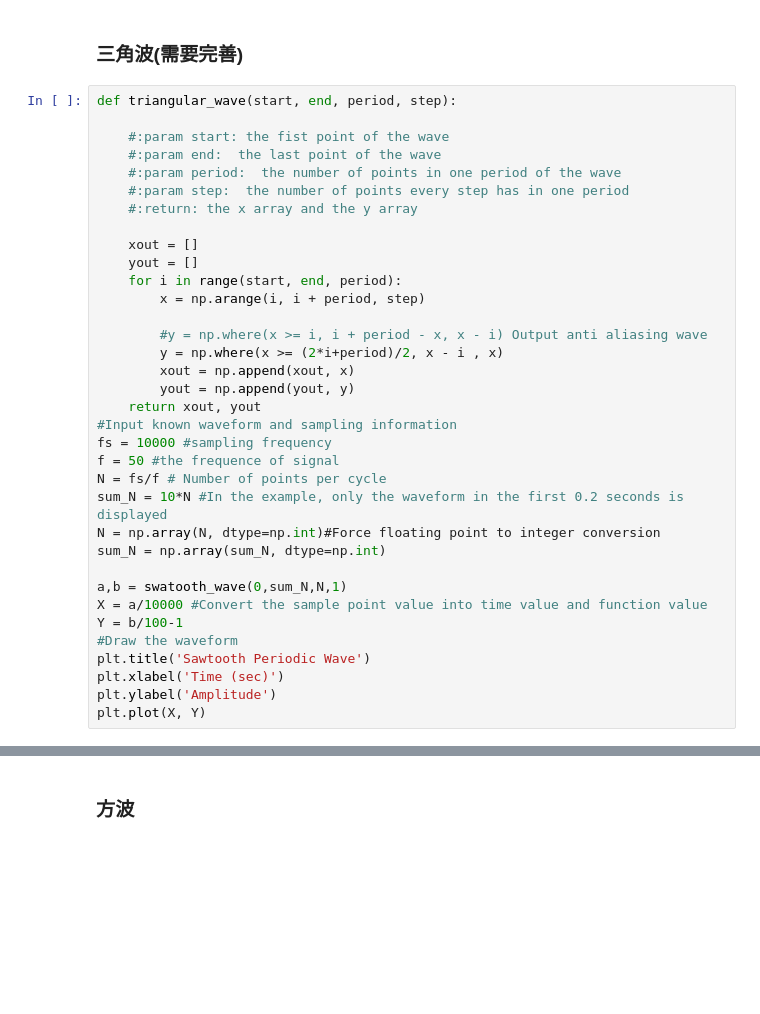
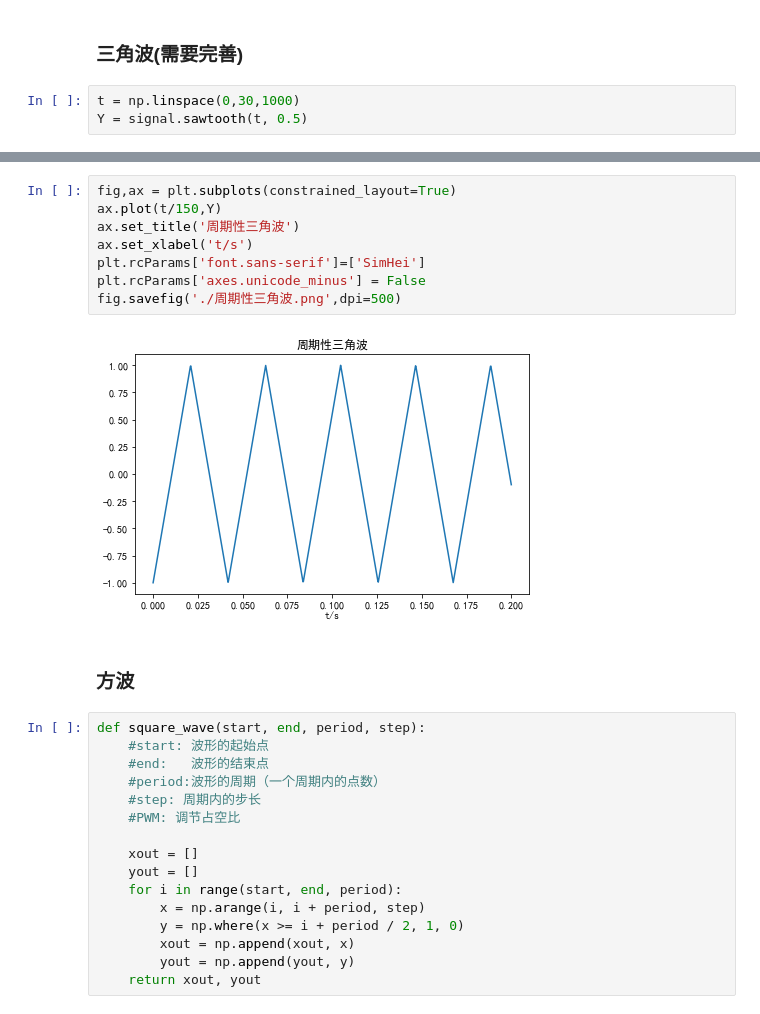
Before and after one commit to Chenying2000/Python-DSP, a Jupyter notebook: 毕业设计：信号处理工具箱开发/信号产生/常见的周期波形：锯齿波、三角波、方波.ipynb, the cells around one changed output, grey strips where cells are left out. Cells and saved outputs as stored; diff of their text form; blank space fills up the shorter version.

```diff
--- a/毕业设计：信号处理工具箱开发/信号产生/常见的周期波形：锯齿波、三角波、方波.ipynb
+++ b/毕业设计：信号处理工具箱开发/信号产生/常见的周期波形：锯齿波、三角波、方波.ipynb
@@ -53,37 +58,5 @@ Deprecated in NumPy 1.20; for more details and guidance: https://numpy.org/devdo
 # %% [markdown]
 ### 三角波(需要完善)
 # %%
-def triangular_wave(start, end, period, step):
-
-    #:param start: the fist point of the wave
-    #:param end:  the last point of the wave
-    #:param period:  the number of points in one period of the wave
-    #:param step:  the number of points every step has in one period
-    #:return: the x array and the y array
-
-    xout = []
-    yout = []
-    for i in range(start, end, period):
-        x = np.arange(i, i + period, step)
-
-        #y = np.where(x >= i, i + period - x, x - i) Output anti aliasing wave
-        y = np.where(x >= (2*i+period)/2, x - i , x)
-        xout = np.append(xout, x)
-        yout = np.append(yout, y)
-    return xout, yout
-#Input known waveform and sampling information
-fs = 10000 #sampling frequency
-f = 50 #the frequence of signal
-N = fs/f # Number of points per cycle
-sum_N = 10*N #In the example, only the waveform in the first 0.2 seconds is displayed
-N = np.array(N, dtype=np.int)#Force floating point to integer conversion
-sum_N = np.array(sum_N, dtype=np.int)
-
-a,b = swatooth_wave(0,sum_N,N,1)
-X = a/10000 #Convert the sample point value into time value and function value
-Y = b/100-1
-#Draw the waveform
-plt.title('Sawtooth Periodic Wave')
-plt.xlabel('Time (sec)')
-plt.ylabel('Amplitude')
-plt.plot(X, Y)
+t = np.linspace(0,30,1000)
+Y = signal.sawtooth(t, 0.5)
@@ -97,2 +63,28 @@ Deprecated in NumPy 1.20; for more details and guidance: https://numpy.org/devdo
+# %%
+fig,ax = plt.subplots(constrained_layout=True)
+ax.plot(t/150,Y)
+ax.set_title('周期性三角波')
+ax.set_xlabel('t/s')
+plt.rcParams['font.sans-serif']=['SimHei']
+plt.rcParams['axes.unicode_minus'] = False
+fig.savefig('./周期性三角波.png',dpi=500)
+# %% [output]
+[figure, added]
 # %% [markdown]
 ### 方波
+# %%
+def square_wave(start, end, period, step):
+    #start: 波形的起始点
+    #end:   波形的结束点
+    #period:波形的周期（一个周期内的点数）
+    #step: 周期内的步长
+    #PWM: 调节占空比
+
+    xout = []
+    yout = []
+    for i in range(start, end, period):
+        x = np.arange(i, i + period, step)
+        y = np.where(x >= i + period / 2, 1, 0)
+        xout = np.append(xout, x)
+        yout = np.append(yout, y)
+    return xout, yout
```
Also changed, not shown: parts of 8 cells of this notebook, 3 other files.
